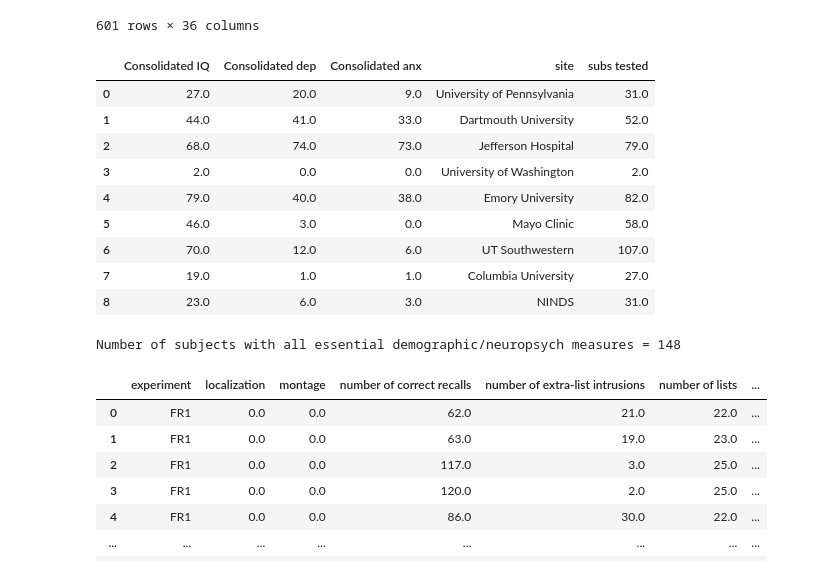
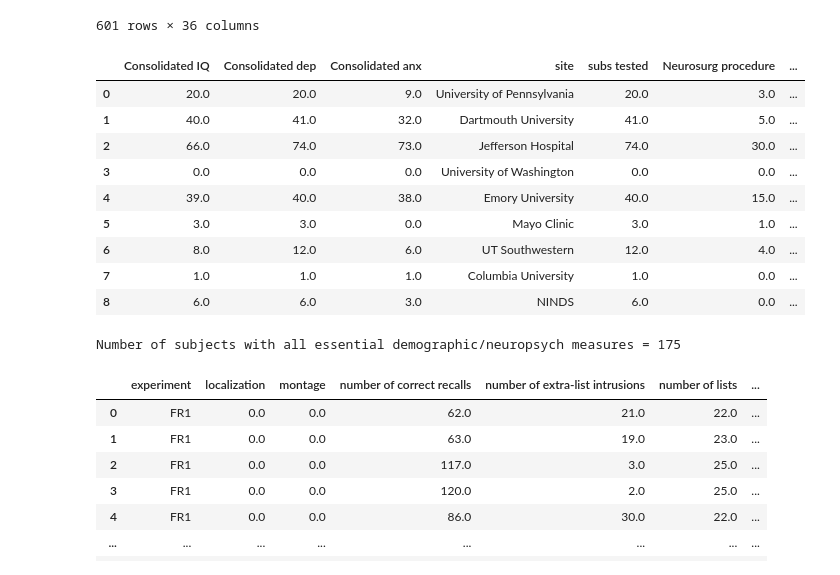
Before and after one commit to NoaHerz/Mental_health, a Jupyter notebook: MH_Master.ipynb, the cells around one changed output. Drawn from its saved outputs; the diff is of its cells as text; code cells hidden in the pictures.

```diff
--- a/MH_Master.ipynb
+++ b/MH_Master.ipynb
@@ -149,58 +149,58 @@ tot = 0
 #Check how many subjects have all measures out of those that were tested and have a depression measure
 for site in master['Study site'].unique():
     site_df = master[master['Study site']==site]
-#     tested = site_df.dropna(subset=['subject', 'depression'])
-    tested = site_df.dropna(subset=['subject'])
+    tested = site_df.dropna(subset=['subject', 'depression'])
+#     tested = site_df.dropna(subset=['subject'])
     tot = tot + len(tested)
     site_stats=site_stats.append({
         'site':site,
         'total subs':len(site_df),
         'subs tested':len(tested),
         'gender':tested['Gender'].count(),
         'years of edu':tested['Years of Education'].count(),
         'age of sz onset':tested['Age of seizure onset'].count(),
         'age at implant':tested['Age at Implant (calculated)'].count(),
         'TBI':tested['Traumatic Brain Injury (TBI) Notes'].count(),
         'BAI':tested['BAI'].count(),
         'BDI':tested['BDI'].count(),
         'PHQ-9':tested['PHQ-9'].count(),
         'GAD-7':tested['GAD-7'].count(),
         'FSIQ4':tested['FSIQ4'].count(),
         'FSIQ3':tested['FSIQ3'].count(),
         '4FSIQ2':tested['FSIQ2 (Four Subtest)'].count(),
         '2FSIQ2':tested['FSIQ2 (Four Subtest)'].count(),
         '4FSIQ1':tested['FSIQ1 (Four Subtest)'].count(),
         '2FSIQ1':tested['FSIQ1 (Four Subtest)'].count(),
         'GAI':tested['GAI'].count(),
         'VCI':tested['VCI'].count(),
         'PRI':tested['PRI'].count(),
         'WMI':tested['WMI'].count(),
         'Consolidated IQ':tested['IQ'].count(),
         'Consolidated dep':tested['depression'].count(),
         'Consolidated anx':tested['anxiety'].count(),
         'Neurosurg procedure':tested['Prior Neurosurgical Procedures (can select more than one)'].count()
     }, ignore_index=True)
 
-site_stats[['Consolidated IQ', 'Consolidated dep', 'Consolidated anx', 'site', 'subs tested']]
+site_stats[['Consolidated IQ', 'Consolidated dep', 'Consolidated anx', 'site', 'subs tested','Neurosurg procedure','age of sz onset','age at implant','years of edu','gender']]
 #site_stats
 # %% [output]
-|  | Consolidated IQ | Consolidated dep | Consolidated anx | site | subs tested |
-| 0 | 27.0 | 20.0 | 9.0 | University of Pennsylvania | 31.0 |
-| 1 | 44.0 | 41.0 | 33.0 | Dartmouth University | 52.0 |
-| 2 | 68.0 | 74.0 | 73.0 | Jefferson Hospital | 79.0 |
-| 3 | 2.0 | 0.0 | 0.0 | University of Washington | 2.0 |
-| 4 | 79.0 | 40.0 | 38.0 | Emory University | 82.0 |
-| 5 | 46.0 | 3.0 | 0.0 | Mayo Clinic | 58.0 |
-| 6 | 70.0 | 12.0 | 6.0 | UT Southwestern | 107.0 |
-| 7 | 19.0 | 1.0 | 1.0 | Columbia University | 27.0 |
-| 8 | 23.0 | 6.0 | 3.0 | NINDS | 31.0 |
+|  | Consolidated IQ | Consolidated dep | Consolidated anx | site | subs tested | Neurosurg procedure | ... |
+| 0 | 20.0 | 20.0 | 9.0 | University of Pennsylvania | 20.0 | 3.0 | ... |
+| 1 | 40.0 | 41.0 | 32.0 | Dartmouth University | 41.0 | 5.0 | ... |
+| 2 | 66.0 | 74.0 | 73.0 | Jefferson Hospital | 74.0 | 30.0 | ... |
+| 3 | 0.0 | 0.0 | 0.0 | University of Washington | 0.0 | 0.0 | ... |
+| 4 | 39.0 | 40.0 | 38.0 | Emory University | 40.0 | 15.0 | ... |
+| 5 | 3.0 | 3.0 | 0.0 | Mayo Clinic | 3.0 | 1.0 | ... |
+| 6 | 8.0 | 12.0 | 6.0 | UT Southwestern | 12.0 | 4.0 | ... |
+| 7 | 1.0 | 1.0 | 1.0 | Columbia University | 1.0 | 0.0 | ... |
+| 8 | 6.0 | 6.0 | 3.0 | NINDS | 6.0 | 0.0 | ... |
 # %%
 master.columns
 # subset = master.dropna(subset=['subject'])
-subset = master.dropna(subset=['IQ', 'depression', 'anxiety', 'Years of Education', 'Age at Implant (calculated)', 'Gender'])
+subset = master.dropna(subset=['IQ', 'depression', 'anxiety', 'Years of Education','Age at Implant (calculated)', 'Gender','Age of seizure onset'])
 print("Number of subjects with all essential demographic/neuropsych measures = " + str(len(subset)))
 # %% [output]
-Number of subjects with all essential demographic/neuropsych measures = 148
+Number of subjects with all essential demographic/neuropsych measures = 175
 # %%
 trial_df = pd.DataFrame([])
 list_df = pd.DataFrame([])
```
Also changed, not shown: parts of 8 cells of this notebook, 1 other file.
